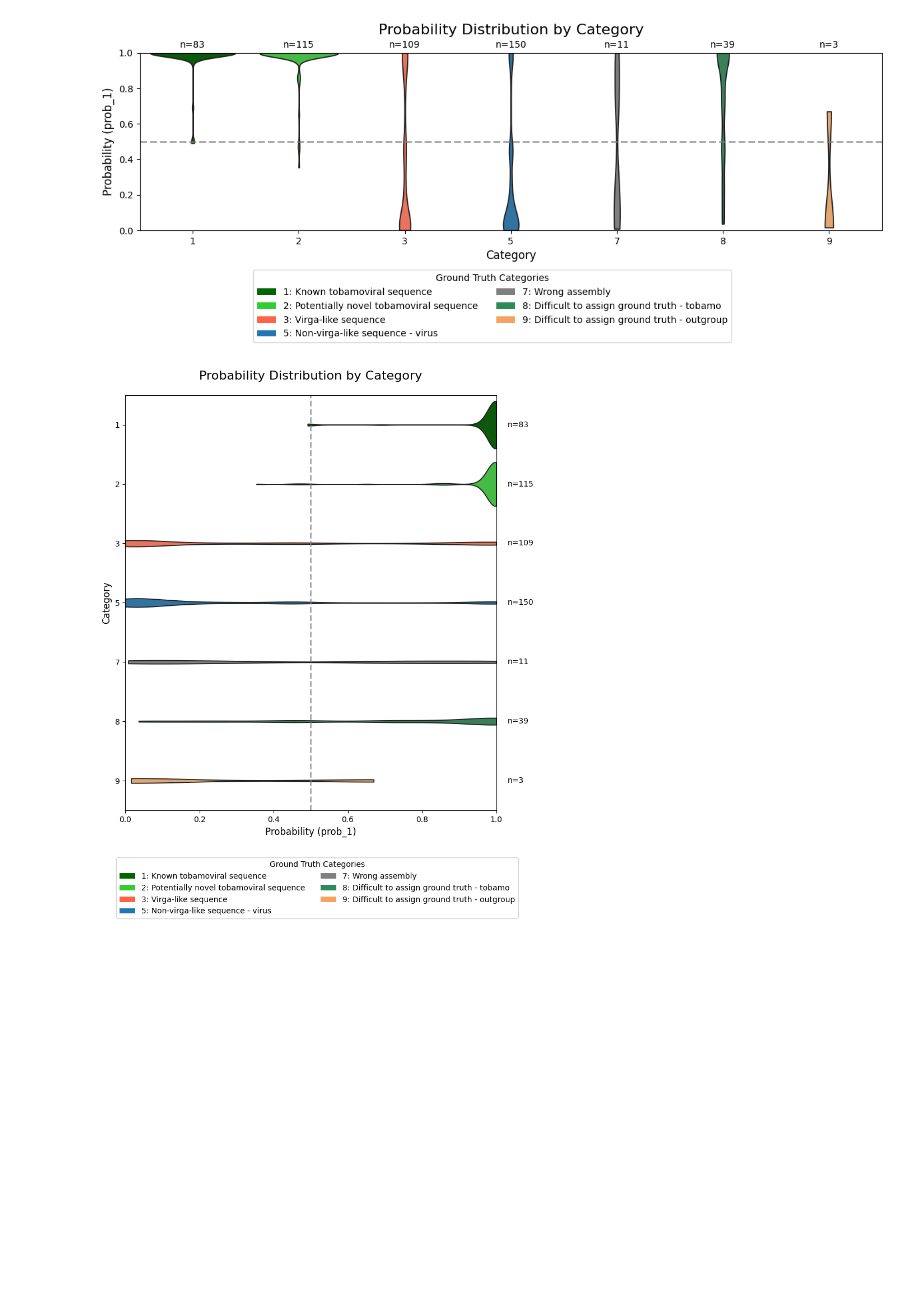
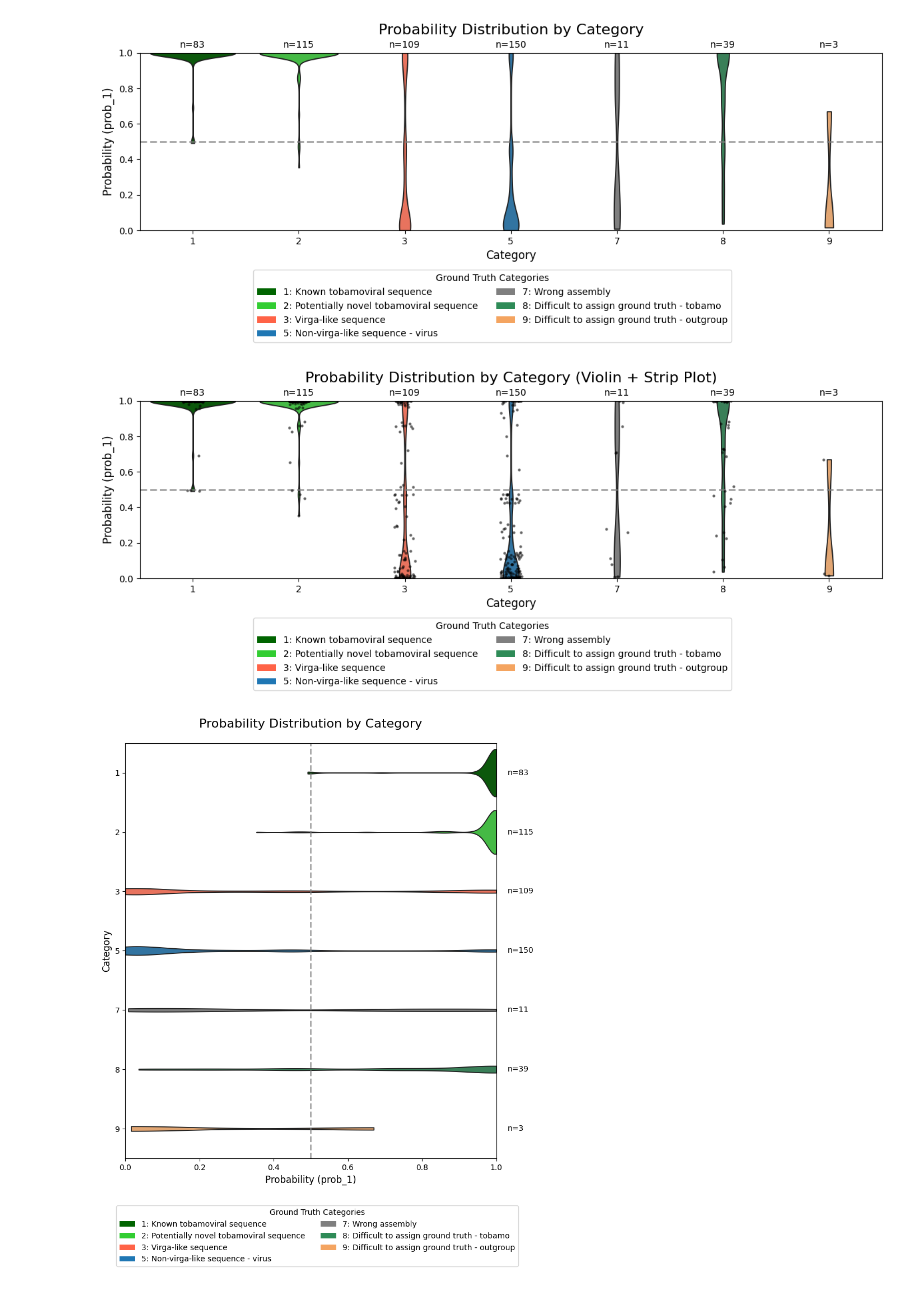
Before and after one commit to nezapajek/project-tobamo, a Jupyter notebook: analysis/model/notebooks/makeviz.ipynb, the cells around one changed output. Saved outputs shown, nothing was run; the diff lists cells and outputs as text; code cells hidden in the pictures; blank space fills up the shorter version.

```diff
--- a/analysis/model/notebooks/makeviz.ipynb
+++ b/analysis/model/notebooks/makeviz.ipynb
@@ -1135,6 +1135,92 @@ plt.subplots_adjust(bottom=0.35)
 plt.show()
 # %% [output]
 [figure]
+# %%
+# Create a single figure with violin plot and strip plot overlay
+fig, ax = plt.subplots(1, 1, figsize=(12, 5))
+
+df_filtered = merge.copy()
+df_filtered['category'] = df_filtered['category'].astype(str)
+df_filtered['prob_1'] = df_filtered['prob_1'].astype(float)
+sorted_labels = sorted(df_filtered['category'].dropna().unique())
+
+# Define the category palette
+category_palette = {
+    '1': "#006400",   # dark green
+    '2': "#32CD32",   # lime green
+    '8': "#2E8B57",   # sea green
+    '3': "#FF6347",   # tomato
+    '4': "#FFA500",   # orange
+    '9': "#F4A460",   # sandy brown
+    '5': "#1f77b4",   # blue
+    '6': "#6baed6",   # light blue
+    '7': "#7f7f7f",   # grey
+}
+
+# Define category descriptions
+category_map = {
+    '1': "Known tobamoviral sequence",
+    '2': "Potentially novel tobamoviral sequence",
+    '3': "Virga-like sequence",
+    '4': "Known virga-outgroup",
+    '5': "Non-virga-like sequence - virus",
+    '6': "Non-virga-like sequence - other",
+    '7': "Wrong assembly",
+    '8': "Difficult to assign ground truth - tobamo",
+    '9': "Difficult to assign ground truth - outgroup"
+}
+
+# Violin plot
+sns.violinplot(data=df_filtered, x='category', y='prob_1', order=sorted_labels,
+              cut=0, hue='category', palette=category_palette, common_norm=True,
+              bw_adjust=0.5, legend=False, inner=None, ax=ax)
+
+# Strip plot overlay
+sns.stripplot(data=df_filtered, x='category', y='prob_1', order=sorted_labels,
+              size=3, alpha=0.6, jitter=True, color='black', ax=ax)
+
+# Formatting
+ax.set_title('Probability Distribution by Category (Violin + Strip Plot)', fontsize=16, pad=20)
+ax.set_xlabel('Category', fontsize=12)
+ax.set_ylabel('Probability (prob_1)', fontsize=12)
+ax.set_ylim(0, 1)
+
+# Add reference line at 0.5 (classification threshold)
+ax.axhline(y=0.5, color='gray', linestyle='--', alpha=0.7, linewidth=2)
+
+# Set x-axis ticks without rotation
+ax.tick_params(axis='x', rotation=0)
+
+# Add counts above each category
+for i, category in enumerate(sorted_labels):
+    count = len(df_filtered[df_filtered['category'] == category])
+    ax.text(i, 1.03, f'n={count}', ha='center', fontsize=10)
+
+# Create legend patches with category colors and descriptions
+legend_handles = []
+for cat in sorted(category_palette.keys()):
+    if cat in df_filtered['category'].unique():
+        patch = plt.Rectangle((0,0), 1, 1, fc=category_palette[cat])
+        legend_handles.append((patch, f"{cat}: {category_map[cat]}"))
+
+patches, labels = zip(*legend_handles)
+
+# Add legend
+fig.legend(
+    patches, labels,
+    loc='lower center',
+    bbox_to_anchor=(0.5, 0),
+    title="Ground Truth Categories",
+    fontsize=10,
+    ncol=2
+)
+
+# Adjust layout
+plt.tight_layout()
+plt.subplots_adjust(bottom=0.35)
+plt.show()
+# %% [output]
+[figure, added]
 # %%
 # Create a single figure with violin plot only
 fig, ax = plt.subplots(1, 1, figsize=(8, 10))
```
Also changed, not shown: parts of 8 cells of this notebook.
